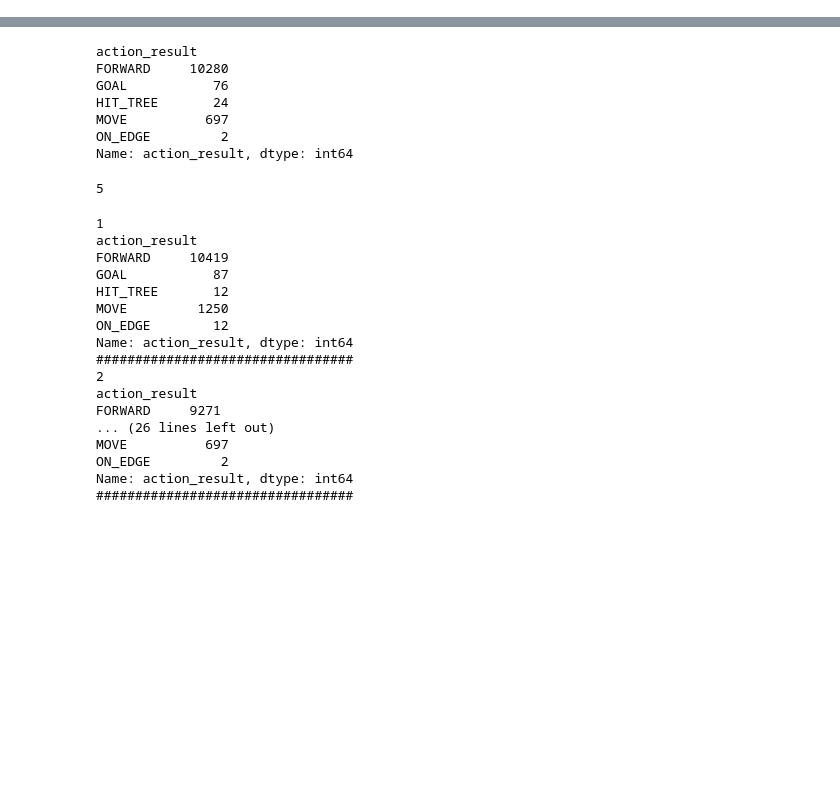
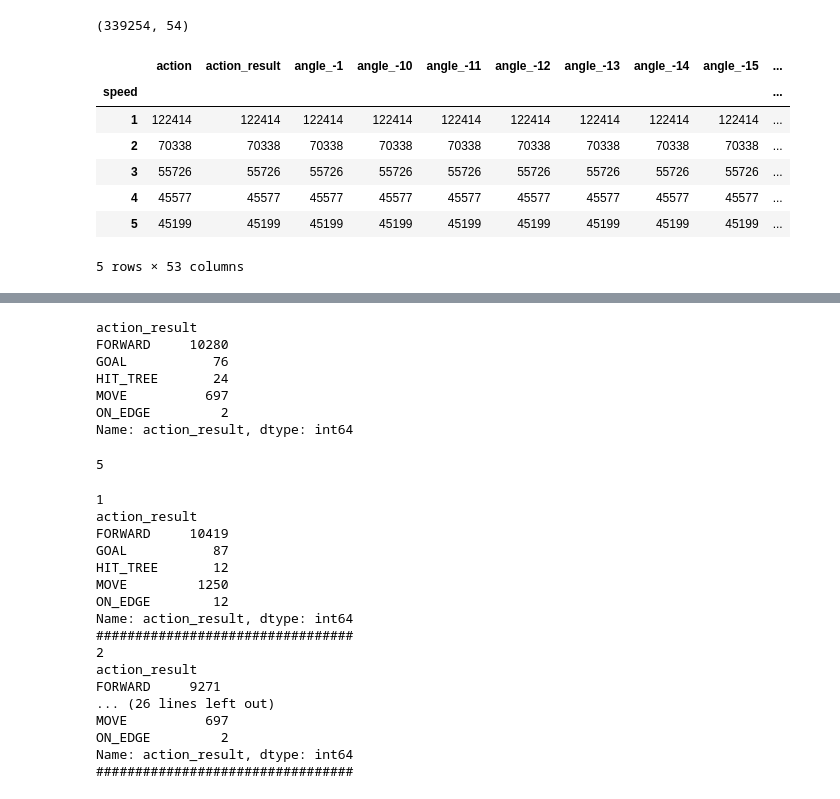
Before and after one commit to iknow1988/MAMIF, a Jupyter notebook: bat_simulation_clean_up/notebooks/Eval2.ipynb, the cells around one changed output, grey strips where cells are left out. Drawn from its saved outputs; the diff is of its cells as text; code cells hidden in the pictures; blank space fills up the shorter version.

```diff
--- a/bat_simulation_clean_up/notebooks/Eval2.ipynb
+++ b/bat_simulation_clean_up/notebooks/Eval2.ipynb
@@ -4 +5,18 @@ import matplotlib.pyplot as plt
 %matplotlib inline
+# %%
+df = pd.read_csv('eval_speed_101 sharps.csv')
+df.head()
+df.shape
+# %% [output]
+(339254, 54)
+# %%
+df.groupby('speed').count()
+# %% [output]
+|  | action | action_result | angle_-1 | angle_-10 | angle_-11 | angle_-12 | angle_-13 | angle_-14 | angle_-15 | ... |
+| speed |  |  |  |  |  |  |  |  |  | ... |
+| 1 | 122414 | 122414 | 122414 | 122414 | 122414 | 122414 | 122414 | 122414 | 122414 | ... |
+| 2 | 70338 | 70338 | 70338 | 70338 | 70338 | 70338 | 70338 | 70338 | 70338 | ... |
+| 3 | 55726 | 55726 | 55726 | 55726 | 55726 | 55726 | 55726 | 55726 | 55726 | ... |
+| 4 | 45577 | 45577 | 45577 | 45577 | 45577 | 45577 | 45577 | 45577 | 45577 | ... |
+| 5 | 45199 | 45199 | 45199 | 45199 | 45199 | 45199 | 45199 | 45199 | 45199 | ... |
+5 rows × 53 columns
```
Also changed, not shown: parts of 10 cells of this notebook, 14 other files.
